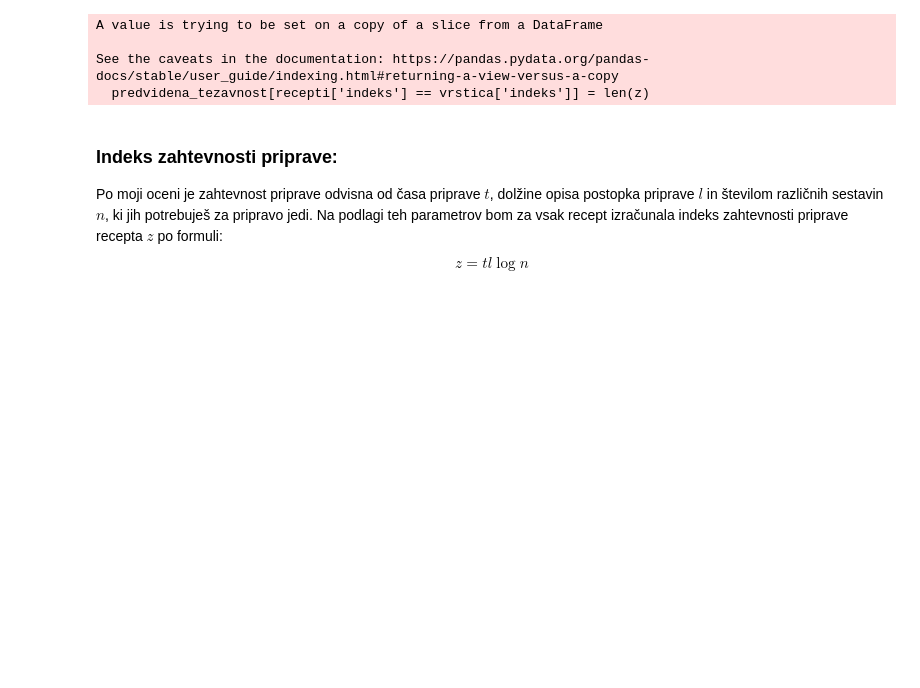
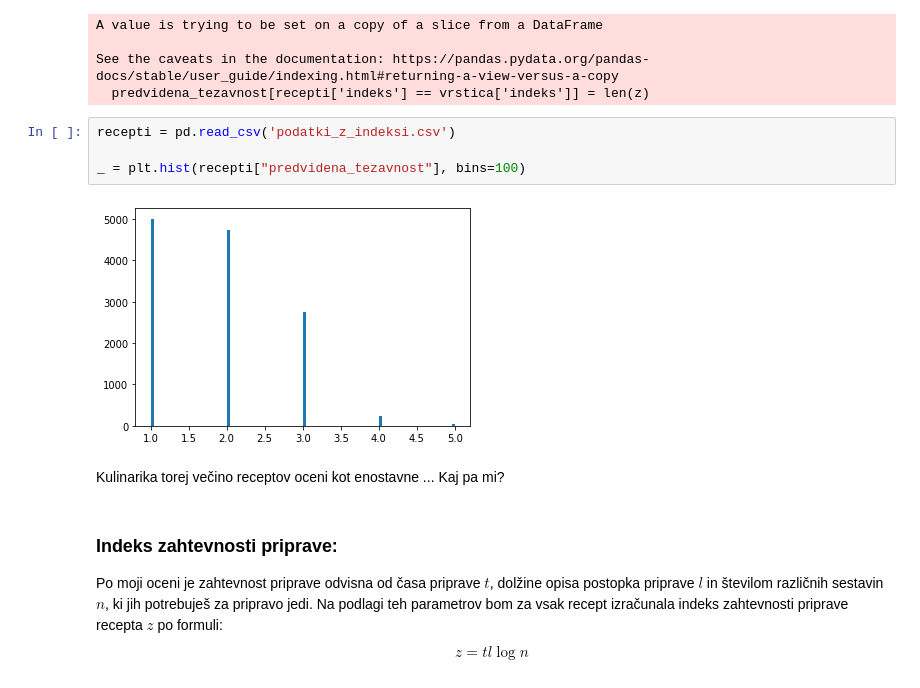
Before and after one commit to MarijaJez/Projekt, a Jupyter notebook: analiza.ipynb, the cells around one changed output. Drawn from its saved outputs; the diff is of its cells as text; blank space fills up the shorter version.

```diff
--- a/analiza.ipynb
+++ b/analiza.ipynb
@@ -47,6 +47,14 @@ A value is trying to be set on a copy of a slice from a DataFrame
 
 See the caveats in the documentation: https://pandas.pydata.org/pandas-docs/stable/user_guide/indexing.html#returning-a-view-versus-a-copy
   predvidena_tezavnost[recepti['indeks'] == vrstica['indeks']] = len(z)
+# %%
+recepti = pd.read_csv('podatki_z_indeksi.csv')
+
+_ = plt.hist(recepti["predvidena_tezavnost"], bins=100)
+# %% [output]
+[figure, added]
+# %% [markdown]
+Kulinarika torej večino receptov oceni kot enostavne ... Kaj pa mi?
 # %% [markdown]
 ### Indeks zahtevnosti priprave:
 
```
Also changed, not shown: parts of 43 cells of this notebook.
